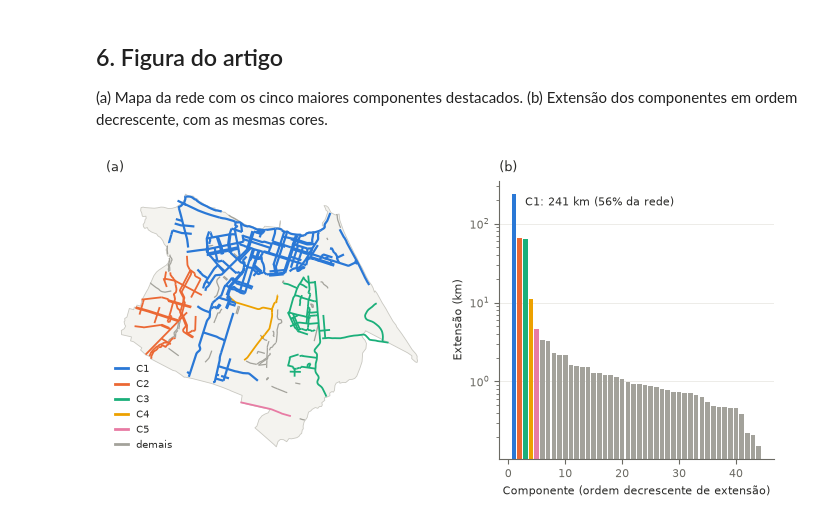
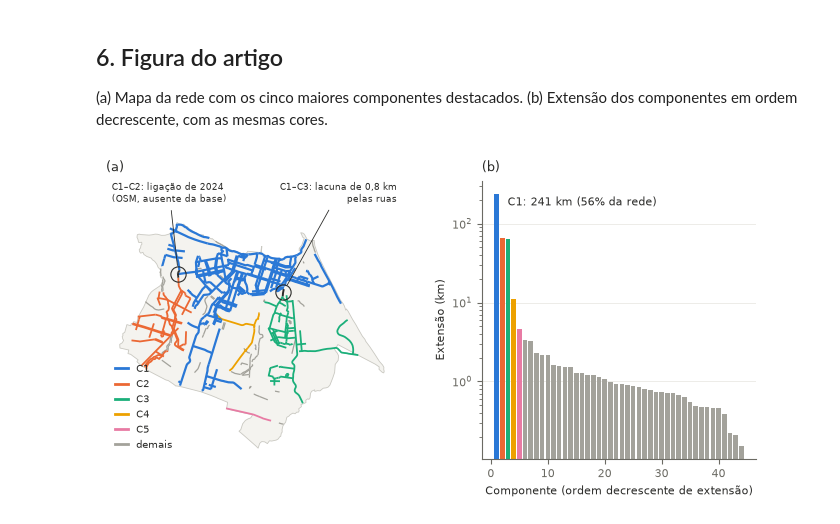
Before and after one commit to Sarapessoa/artigo-ciencia-cidades, a Jupyter notebook: analise/conectividade.ipynb, the cells around one changed output. Saved outputs shown, nothing was run; the diff lists cells and outputs as text; code cells hidden in the pictures.

```diff
--- a/analise/conectividade.ipynb
+++ b/analise/conectividade.ipynb
@@ -295,31 +295,48 @@ rede[rede["componente"] > N_DESTAQUE].plot(ax=ax_a, color=CINZA, linewidth=0.9)
 for k in range(N_DESTAQUE, 0, -1):
     rede[rede["componente"] == k].plot(ax=ax_a, color=CORES[k - 1],
                                        linewidth=1.6 if k == 1 else 1.3)
+
+# Ligações conferidas em conferir_lacunas.py: a de C2 já existe no OSM; a de C3 seria nova.
+y0, y1 = ax_a.get_ylim()
+ax_a.set_ylim(y0, y1 + 0.12 * (y1 - y0))  # espaço para os rótulos acima do mapa
+lig = gpd.read_file(RESULTADOS / "lacunas.geojson").to_crs(CRS_METRICO)
+marcas = [(lig.query("componente == 2 and tipo == 'OSM atual'"), "-",
+           "C1–C2: ligação de 2024\n(OSM, ausente da base)", (0.02, 1.0), "left"),
+          (lig.query("componente == 3 and tipo == 'pelas ruas'"), "--",
+           "C1–C3: lacuna de 0,8 km\npelas ruas", (1.0, 1.0), "right")]
+for sel, estilo, texto, pos, alinhamento in marcas:
+    sel.plot(ax=ax_a, color=TEXTO, linewidth=1.4, linestyle=estilo)
+    c = sel.union_all().centroid
+    ax_a.plot(c.x, c.y, marker="o", markersize=11, markerfacecolor="none",
+              markeredgecolor=TEXTO, markeredgewidth=0.8)
+    ax_a.annotate(texto, xy=(c.x, c.y), xytext=pos, textcoords="axes fraction",
+                  fontsize=6.5, color=TEXTO, ha=alinhamento, va="top",
+                  arrowprops=dict(arrowstyle="-", color=TEXTO, linewidth=0.6, shrinkB=6))
 ax_a.set_axis_off()
 legenda = [Line2D([], [], color=c, lw=2, label=f"C{k}") for k, c in enumerate(CORES, 1)]
 legenda.append(Line2D([], [], color=CINZA, lw=2, label="demais"))
 ax_a.legend(handles=legenda, loc="lower left", frameon=False, fontsize=7,
             labelcolor=TEXTO, handlelength=1.4)
 
 pct = 100 * comp["km"] / total_km
 cores_barras = [CORES[k - 1] if k <= N_DESTAQUE else CINZA for k in comp.index]
 ax_b.bar(comp.index, comp["km"], color=cores_barras, width=0.8)
 ax_b.set_yscale("log")
 ax_b.set_xlabel("Componente (ordem decrescente de extensão)")
 ax_b.set_ylabel("Extensão (km)")
 ax_b.spines[["top", "right"]].set_visible(False)
 ax_b.grid(axis="y", color="#e6e5df", linewidth=0.5)
 ax_b.set_axisbelow(True)
 ax_b.annotate(f"C1: {comp['km'].iloc[0]:.0f} km ({pct.iloc[0]:.0f}% da rede)",
               xy=(1, comp["km"].iloc[0]), xytext=(8, -2), textcoords="offset points",
               va="top", color=TEXTO, fontsize=8)
 
 fig.tight_layout()
 topo = max(ax_a.get_position().y1, ax_b.get_position().y1) + 0.02
 for ax, rotulo in [(ax_a, "(a)"), (ax_b, "(b)")]:
     fig.text(ax.get_position().x0, topo, rotulo, fontsize=9, color=TEXTO, va="bottom")
 for ext in ("pdf", "png"):
     fig.savefig(FIGURAS / f"conectividade.{ext}", dpi=300, bbox_inches="tight")
 plt.show()
 # %% [output]
-[figure, old version]
+[figure, new version]
```
Also changed, not shown: 7 other files.
